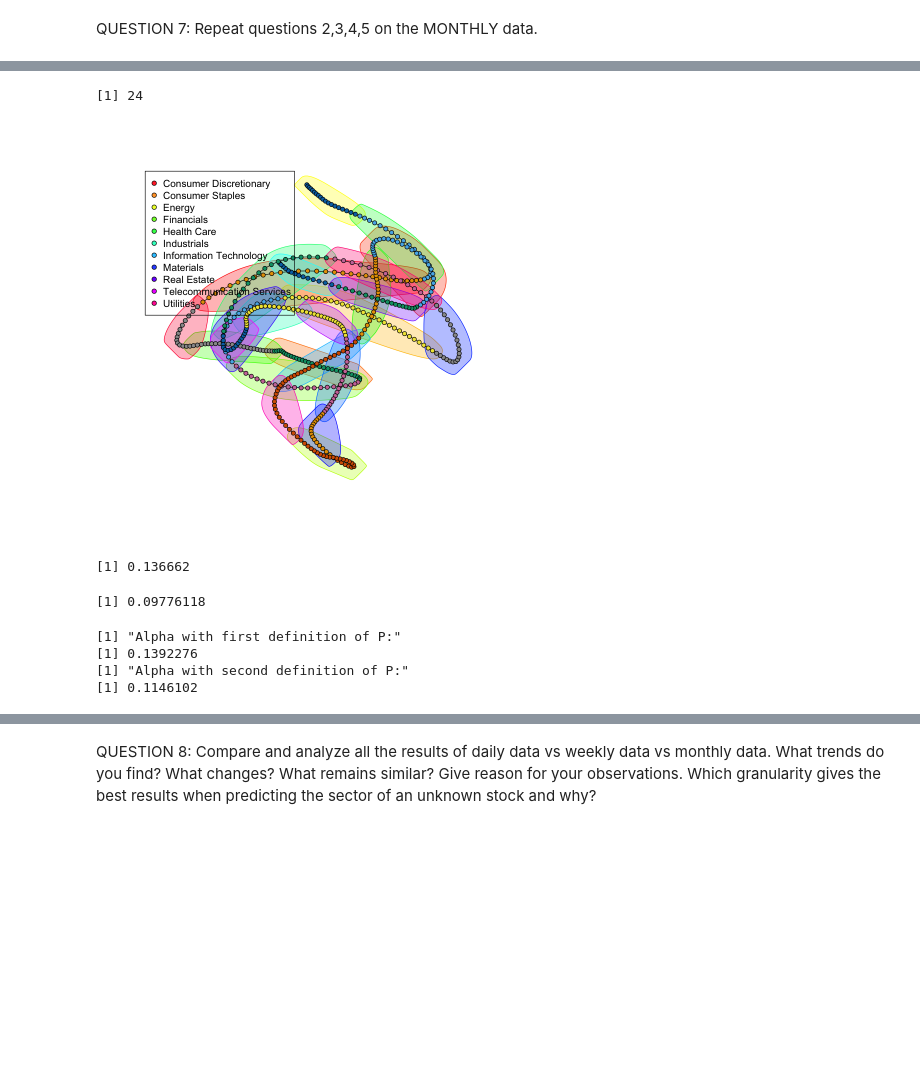
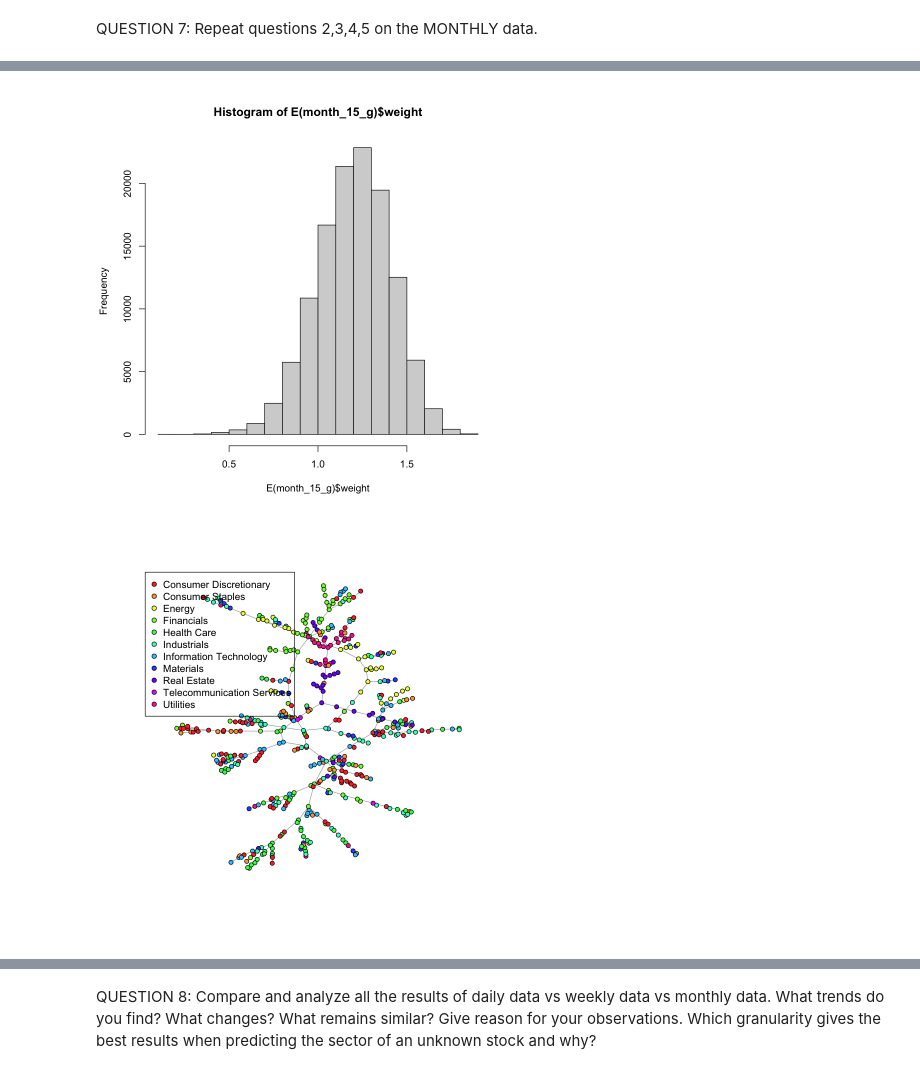
Before and after one commit to morgworth/ece232_team, a Jupyter notebook: Project 4/Morgan Project 4 Part 1.ipynb, the cells around one changed output, grey strips where cells are left out. Saved outputs shown, nothing was run; the diff lists cells and outputs as text; code cells hidden in the pictures; blank space fills up the shorter version.

```diff
--- a/Project 4/Morgan Project 4 Part 1.ipynb
+++ b/Project 4/Morgan Project 4 Part 1.ipynb
@@ -383,50 +258,20 @@ legend('topleft',legend=levels(sector.set),pch=21, pt.bg=colbar)
-# %%
-# Clustering of correlation graph
-wc_monthly <- walktrap.community(mst_gm, weights= E(mst_gm)$weights, modularity = TRUE)
-length(wc_monthly)
-plot(wc_monthly, mst_gm, vertex.size=3, vertex.label=NA, vertex.color=sectors.index)
-legend('topleft',legend=levels(sector.set),pch=21, pt.bg=colbar)
-# %% [output]
-[1] 24
-[figure, removed]
-# %%
-# Computing the homogeneity and completeness of the clustering
-true<- c(sectors.index)[1:492]
-
-pred <- c(wc_monthly$membership)
-
-homogeneity(true, pred)
-completeness(true,pred)
-# %% [output]
-[1] 0.136662
-[1] 0.09776118
-# %%
-card_V = length(V(mst_gm))
-sum1 = 0
-sum2 = 0
-for(v in V(mst_gm)){
-    card_N = length(neighbors(mst_gm,v))
-    v_sect = sectors.index[v]
-    card_Q = 0
-    for(n in neighbors(mst_gm, v)){
-        if(sectors.index[n] == v_sect){
-            card_Q = card_Q + 1
-        }
-    }
-    card_S = length(sectors.index[sectors.index==v_sect])
-    p1 = card_Q / card_N
-    p2 = card_S / card_V
-    sum1 = sum1 + p1
-    sum2 = sum2 + p2
-}
-alpha1 = sum1 / card_V
-alpha2 = sum2 / card_V
-print("Alpha with first definition of P:")
-print(alpha1)
-print("Alpha with second definition of P:")
-print(alpha2)
-# %% [output]
-[1] "Alpha with first definition of P:"
-[1] 0.1392276
-[1] "Alpha with second definition of P:"
-[1] 0.1146102
+# %%
+dates_num <- format(as.Date(Date_data,format="%Y-%m-%d"), format = "%d")
+monthly_15_m <- m[,which("15" == dates_num)]
+monthly_15_cor <- cal_cor(monthly_15_m )
+monthly_15_d <- sqrt(2 * (1 - monthly_15_cor))
+month_15_g<-graph_from_adjacency_matrix(monthly_15_d, mode ="upper", weighted = TRUE, diag = TRUE,
+  add.colnames = NULL, add.rownames = NA)
+# %%
+# Plotting the un-normalized distribution of edge weights
+hist(E(month_15_g)$weight)
+# %% [output]
+[figure, added]
+# %%
+# Extracting and plotting the minimum spanning tree of the correlation graph
+mst_gm <- mst(month_15_g)
+colbar <- rainbow(num_sector,s = 0.8, v = 1)
+plot(mst_gm, vertex.size=3, vertex.label=NA, vertex.color=colbar[sectors.index])
+legend('topleft',legend=levels(sector.set),pch=21, pt.bg=colbar)
+# %% [output]
+[figure, added]
```
Also changed, not shown: parts of 32 cells of this notebook.
